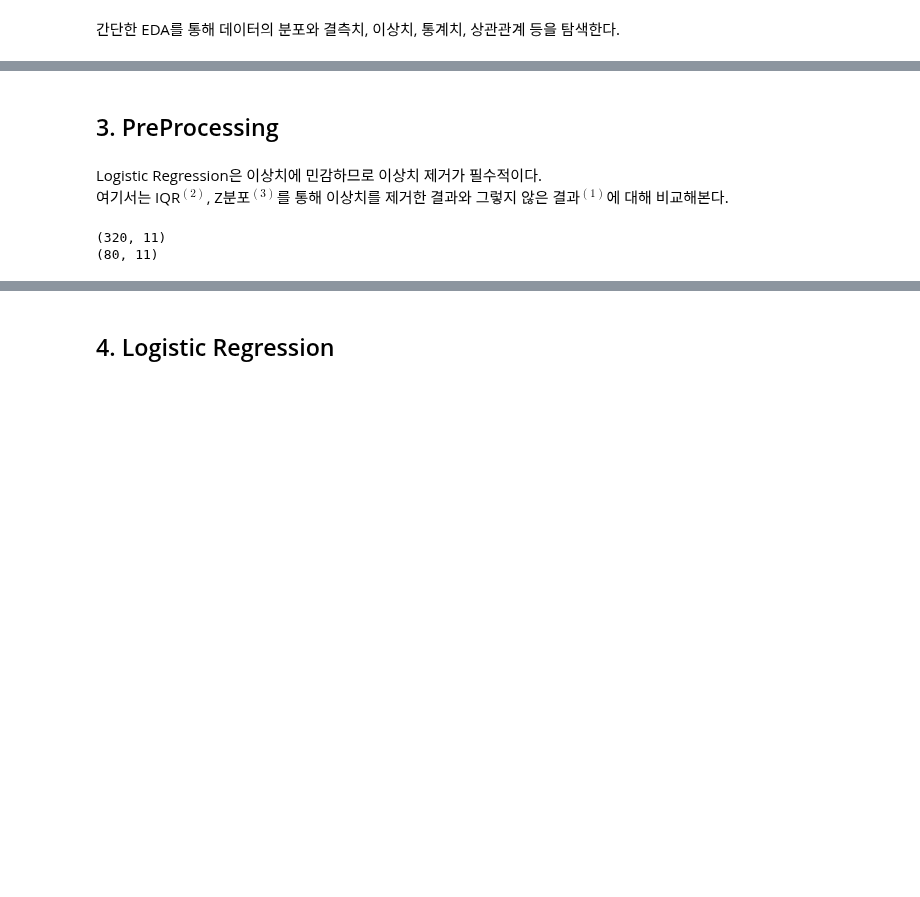
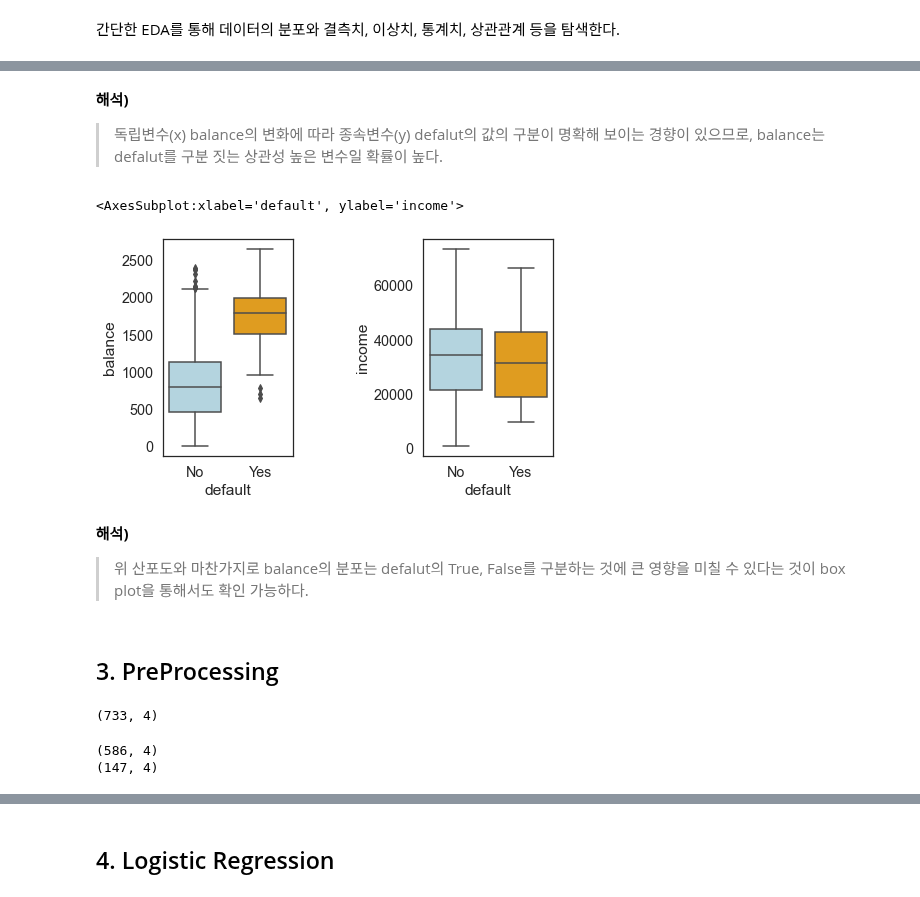
Before and after one commit to iss760/machine-learning, a Jupyter notebook: classification/logistic_regression.ipynb, the cells around one changed output, grey strips where cells are left out. Cells and saved outputs as stored; diff of their text form; code cells hidden in the pictures; blank space fills up the shorter version.

```diff
--- a/classification/logistic_regression.ipynb
+++ b/classification/logistic_regression.ipynb
@@ -169,13 +160,33 @@ cr_data.corr()
+# %% [markdown]
+**해석)**
+> 독립변수(x) balance의 변화에 따라 종속변수(y) defalut의 값의 구분이 명확해 보이는 경향이 있으므로, balance는 defalut를 구분 짓는 상관성 높은 변수일 확률이 높다.
+# %%
+fig, axs = plt.subplots(nrows=1, ncols=2, figsize=(7, 4))
+fig.subplots_adjust(wspace=1)
+
+sns.boxplot(x='default', y='balance', data=cust_data, orient='v', ax=axs[0], palette=def_palette)
+sns.boxplot(x='default', y='income', data=cust_data, orient='v', ax=axs[1], palette=def_palette)
+# %% [output]
+<AxesSubplot:xlabel='default', ylabel='income'>
+[figure, added]
+# %% [markdown]
+**해석)**
+> 위 산포도와 마찬가지로 balance의 분포는 defalut의 True, False를 구분하는 것에 큰 영향을 미칠 수 있다는 것이 box plot을 통해서도 확인 가능하다.
 # %% [markdown]
 ## 3. PreProcessing
-# %% [markdown]
-Logistic Regression은 이상치에 민감하므로 이상치 제거가 필수적이다.
-여기서는 IQR$^{(2)}$, Z분포$^{(3)}$를 통해 이상치를 제거한 결과와 그렇지 않은 결과$^{(1)}$에 대해 비교해본다.
+# %%
+# 데이터 불균형 처리
+UNDER_SAMPLING_N = 400
+under_sampling_cust_data = pd.concat([cust_data[cust_data['default']=='No'].sample(n=UNDER_SAMPLING_N),
+                                      cust_data[cust_data['default']=='Yes']])
+under_sampling_cust_data.shape
+# %% [output]
+(733, 4)
 # %%
 # 학습 데이터, 테스트 데이터 분할
-train_data, test_data = train_test_split(cr_data, test_size=0.2, random_state=2)
+train_data, test_data = train_test_split(under_sampling_cust_data, test_size=0.2, random_state=2)
 print(train_data.shape)
 print(test_data.shape)
 # %% [output]
-(320, 11)
-(80, 11)
+(586, 4)
+(147, 4)
```
Also changed, not shown: parts of 18 cells of this notebook.
